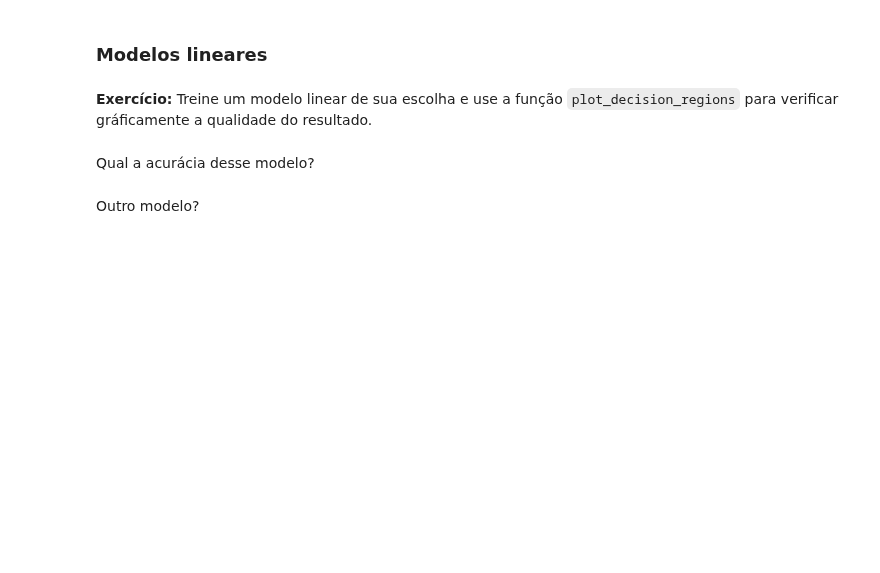
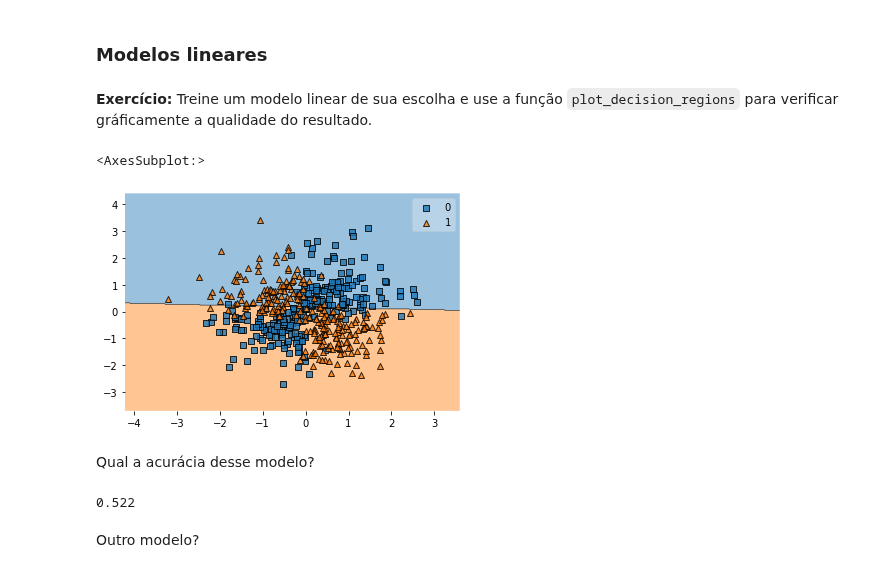
Before and after one commit to walisson-silva-ada/827-data-science, a Jupyter notebook: 06. overfitting/06_overfitting_ e_SVM.ipynb, the cells around one changed output. Saved outputs shown, nothing was run; the diff lists cells and outputs as text; code cells hidden in the pictures; blank space fills up the shorter version.

```diff
--- a/06. overfitting/06_overfitting_ e_SVM.ipynb
+++ b/06. overfitting/06_overfitting_ e_SVM.ipynb
@@ -165,7 +230,28 @@ plt.scatter(X[:, 0], X[:, 1], c=y)
 ### Modelos lineares
 # %% [markdown]
 **Exercício:** Treine um modelo linear de sua escolha e use a função `plot_decision_regions` para verificar gráficamente a qualidade do resultado.
+# %%
+from sklearn.linear_model import LogisticRegression
+from mlxtend.plotting import plot_decision_regions
+
+log_model = LogisticRegression()
+
+log_model.fit(X, y)
+
+# exemplo pedagógico: X_treino e X_teste são iguais! NÂO façam isso!
+y_pred = log_model.predict(X)
+# %%
+plot_decision_regions(X, y, log_model)
+# %% [output]
+<AxesSubplot:>
+[figure, added]
 # %% [markdown]
 Qual a acurácia desse modelo?
+# %%
+from sklearn.metrics import accuracy_score
+
+accuracy_score(y, y_pred)
+# %% [output]
+0.522
 # %% [markdown]
 Outro modelo?
```
Also changed, not shown: parts of 24 cells of this notebook.
